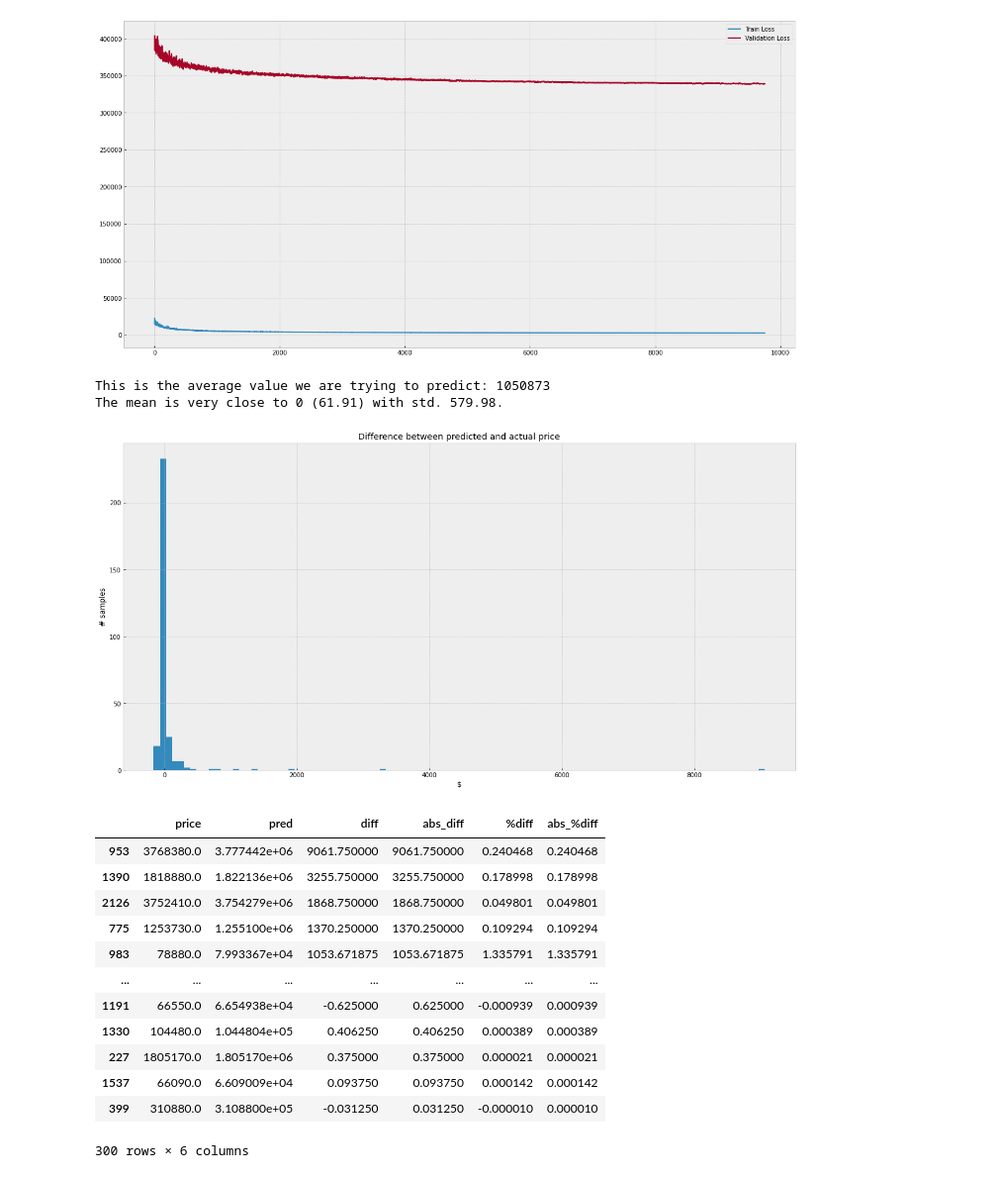
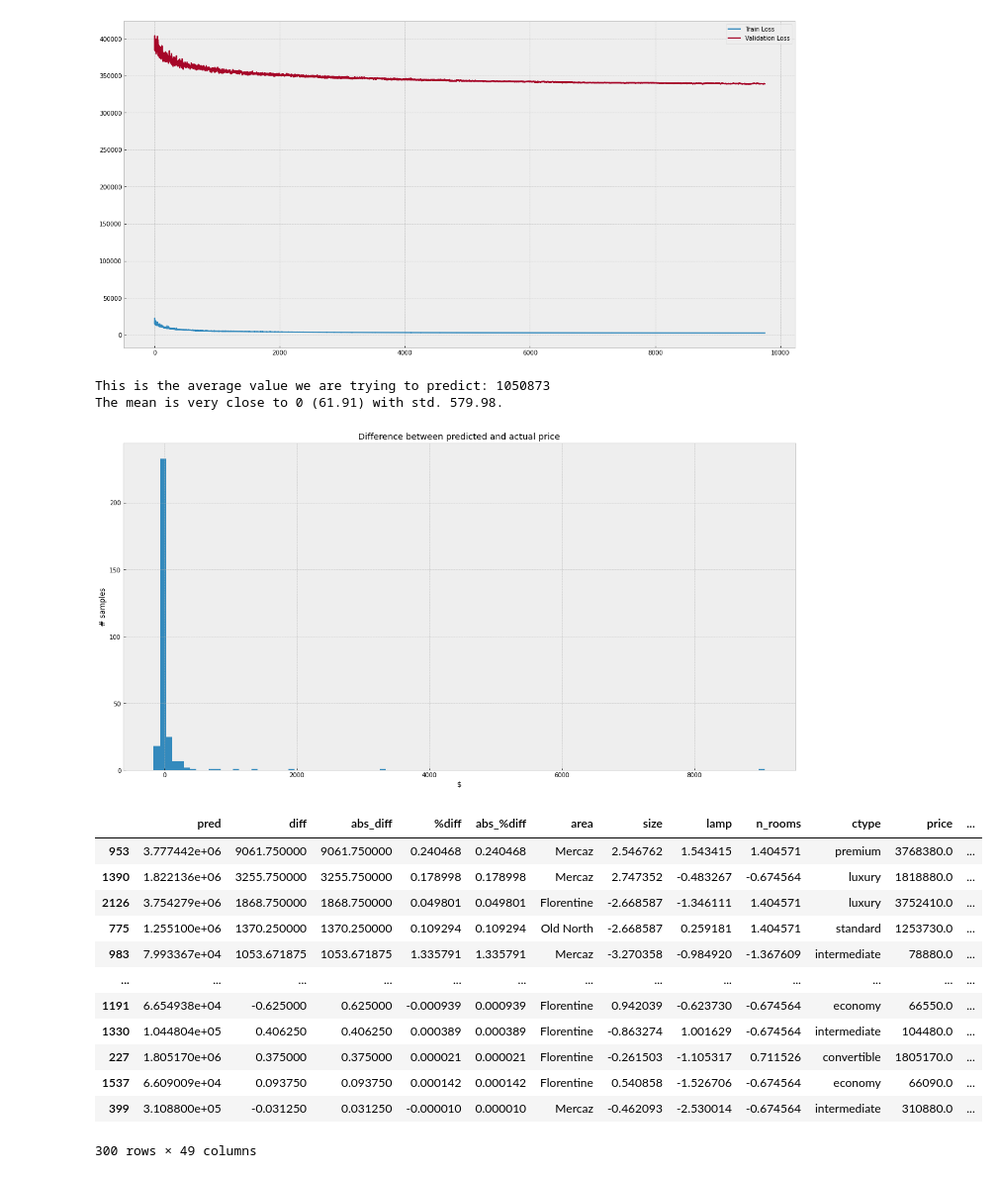
Before and after one commit to dolmani38/non-linear-regression, a Jupyter notebook: Regession_test_0710.ipynb, the cells around one changed output. Shown: that part at 99% size. Cells and saved outputs as stored; diff of their text form; code cells hidden in the pictures.

```diff
--- a/Regession_test_0710.ipynb
+++ b/Regession_test_0710.ipynb
@@ -712,44 +712,46 @@ df['pred'] = model.predict([X_val_continuous, X_val_categorical])
 df['diff'] = df['pred'] - df['price']
 
 # Calculate the absolute difference between the predicted and the actual price
 df['abs_diff'] = np.abs(df['diff'])
 
 # Calculate the percentage of the difference from the actual price
 df['%diff'] = 100 * (df['diff'] / df['price'])
 
 # Calculate the absolute percentage difference from the actual price
 df['abs_%diff'] = np.abs(df['%diff'])
 
 # Calculate the mean and std. of the diff field
 diff_mean, diff_std = df['diff'].mean(), df['diff'].std()
 print("The mean is very close to 0 ({mean}) with std. {std}.".format(mean=round(diff_mean, 2), std=round(diff_std, 2)))
 
 # Here is the histogram of the differences
 plt.figure(figsize=(20,10))
 plt.hist(df['diff'], bins=100)
 plt.xlabel("$")
 plt.ylabel("# samples")
 _ = plt.title("Difference between predicted and actual price")
 
 plt.show()
 
 # Sort by the 'abs_diff' field and show the 5 largest mistakes in absolute values
 a = df.sort_values("abs_diff", ascending=False)
-a
+a.drop(columns=['price'],inplace=True)
+b = a.join(dataset)
+b
 # %% [output]
 This is the average value we are trying to predict: 1050873
 The mean is very close to 0 (61.91) with std. 579.98.
 [figure]
-|  | price | pred | diff | abs_diff | %diff | abs_%diff |
-| 953 | 3768380.0 | 3.777442e+06 | 9061.750000 | 9061.750000 | 0.240468 | 0.240468 |
-| 1390 | 1818880.0 | 1.822136e+06 | 3255.750000 | 3255.750000 | 0.178998 | 0.178998 |
-| 2126 | 3752410.0 | 3.754279e+06 | 1868.750000 | 1868.750000 | 0.049801 | 0.049801 |
-| 775 | 1253730.0 | 1.255100e+06 | 1370.250000 | 1370.250000 | 0.109294 | 0.109294 |
-| 983 | 78880.0 | 7.993367e+04 | 1053.671875 | 1053.671875 | 1.335791 | 1.335791 |
-| ... | ... | ... | ... | ... | ... | ... |
-| 1191 | 66550.0 | 6.654938e+04 | -0.625000 | 0.625000 | -0.000939 | 0.000939 |
-| 1330 | 104480.0 | 1.044804e+05 | 0.406250 | 0.406250 | 0.000389 | 0.000389 |
-| 227 | 1805170.0 | 1.805170e+06 | 0.375000 | 0.375000 | 0.000021 | 0.000021 |
-| 1537 | 66090.0 | 6.609009e+04 | 0.093750 | 0.093750 | 0.000142 | 0.000142 |
-| 399 | 310880.0 | 3.108800e+05 | -0.031250 | 0.031250 | -0.000010 | 0.000010 |
+|  | pred | diff | abs_diff | %diff | abs_%diff | area | size | lamp | n_rooms | ctype | price | ... |
+| 953 | 3.777442e+06 | 9061.750000 | 9061.750000 | 0.240468 | 0.240468 | Mercaz | 2.546762 | 1.543415 | 1.404571 | premium | 3768380.0 | ... |
+| 1390 | 1.822136e+06 | 3255.750000 | 3255.750000 | 0.178998 | 0.178998 | Mercaz | 2.747352 | -0.483267 | -0.674564 | luxury | 1818880.0 | ... |
+| 2126 | 3.754279e+06 | 1868.750000 | 1868.750000 | 0.049801 | 0.049801 | Florentine | -2.668587 | -1.346111 | 1.404571 | luxury | 3752410.0 | ... |
+| 775 | 1.255100e+06 | 1370.250000 | 1370.250000 | 0.109294 | 0.109294 | Old North | -2.668587 | 0.259181 | 1.404571 | standard | 1253730.0 | ... |
+| 983 | 7.993367e+04 | 1053.671875 | 1053.671875 | 1.335791 | 1.335791 | Mercaz | -3.270358 | -0.984920 | -1.367609 | intermediate | 78880.0 | ... |
+| ... | ... | ... | ... | ... | ... | ... | ... | ... | ... | ... | ... | ... |
+| 1191 | 6.654938e+04 | -0.625000 | 0.625000 | -0.000939 | 0.000939 | Florentine | 0.942039 | -0.623730 | -0.674564 | economy | 66550.0 | ... |
+| 1330 | 1.044804e+05 | 0.406250 | 0.406250 | 0.000389 | 0.000389 | Florentine | -0.863274 | 1.001629 | -0.674564 | intermediate | 104480.0 | ... |
+| 227 | 1.805170e+06 | 0.375000 | 0.375000 | 0.000021 | 0.000021 | Florentine | -0.261503 | -1.105317 | 0.711526 | convertible | 1805170.0 | ... |
+| 1537 | 6.609009e+04 | 0.093750 | 0.093750 | 0.000142 | 0.000142 | Florentine | 0.540858 | -1.526706 | -0.674564 | economy | 66090.0 | ... |
+| 399 | 3.108800e+05 | -0.031250 | 0.031250 | -0.000010 | 0.000010 | Mercaz | -0.462093 | -2.530014 | -0.674564 | intermediate | 310880.0 | ... |
-300 rows × 6 columns
+300 rows × 49 columns
```
